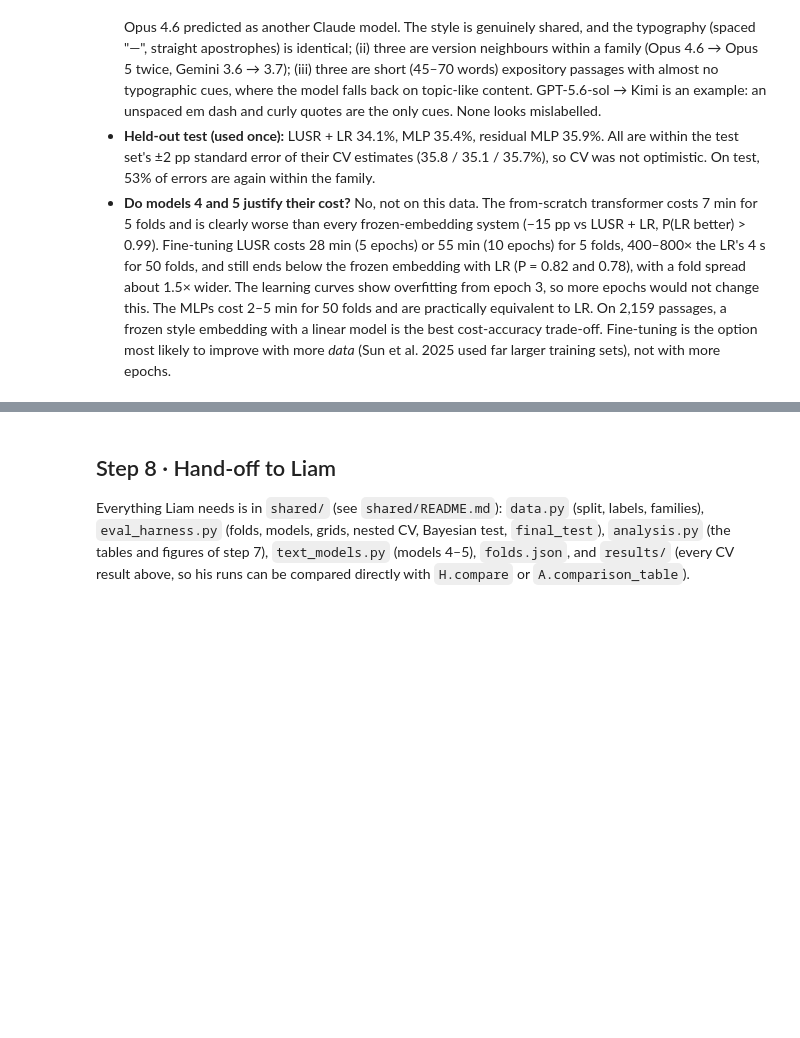
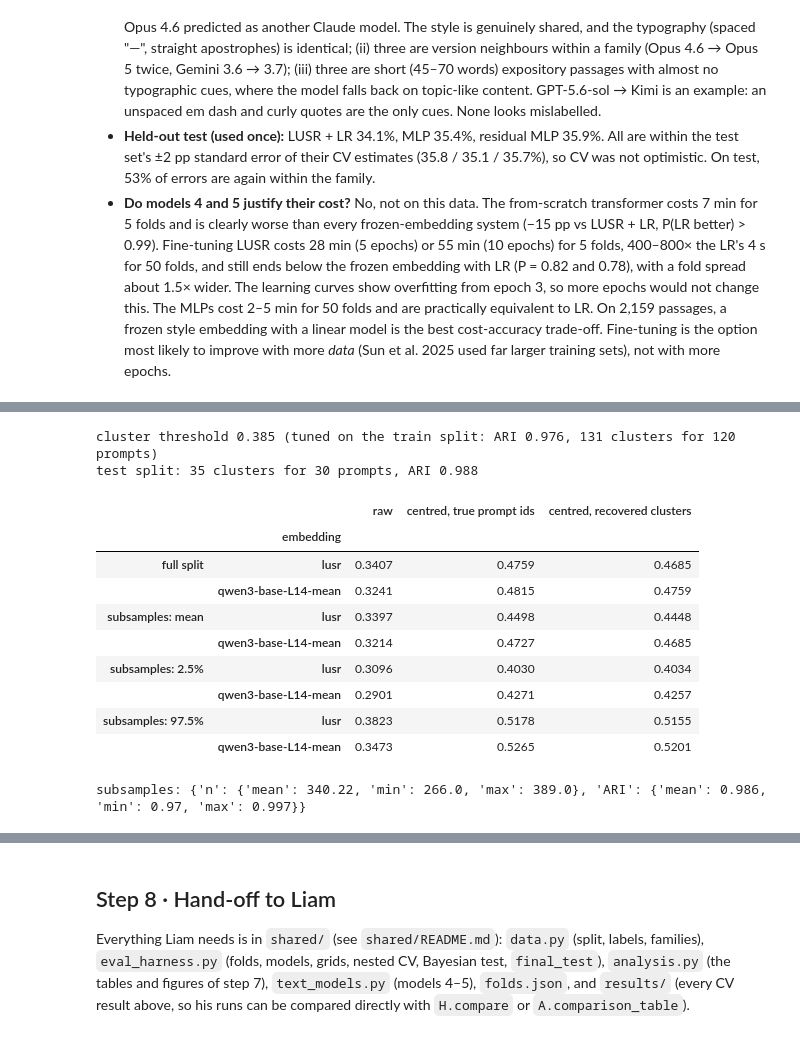
Before and after one commit to artificial-cesare/nlp1-team, a Jupyter notebook: part1/neural_project.ipynb, the cells around one changed output, grey strips where cells are left out. Saved outputs shown, nothing was run; the diff lists cells and outputs as text; code cells hidden in the pictures; blank space fills up the shorter version.

```diff
--- a/part1/neural_project.ipynb
+++ b/part1/neural_project.ipynb
@@ -1095,0 +1193,67 @@ display(A.family_errors(y_test, TEST[best_test]["pred"], DATA).round(3).to_frame
+# %%
+# 7b.3 Held-out test as on Kaggle. The hidden test.csv has no prompt_id, ~4,000 passages from unseen prompts, and
+#      an unequal number of passages per model (competition data and evaluation pages). So on our test split:
+#      (1) recover the prompts by clustering a topic embedding, with the threshold tuned on the train split only;
+#      (2) centre each test passage with the mean of its cluster;
+#      (3) repeat on 50 subsamples in which model k keeps each passage with probability p_k ~ U(0.25, 1).
+#      The classifier is logistic regression tuned (inner split) and refit on the whole train split, which is
+#      centred with the true prompt ids (train.csv has them).
+from sklearn.metrics import adjusted_rand_score
+
+from shared.prompt_groups import cluster_prompts, kaggle_like_subsample, tune_threshold
+
+TOPIC = EMB["qwen3-emb"]  # the semantic embedding: poor for authorship (step 5), good for topic
+THR, ARI_TRAIN = tune_threshold(TOPIC[IDX_TRAIN], groups)
+CL_TEST = cluster_prompts(TOPIC[IDX_TEST], THR)
+PID_TEST = test_split_df["prompt_id"].to_numpy()
+print(f"cluster threshold {THR:.3f} (tuned on the train split: ARI {ARI_TRAIN:.3f}, "
+      f"{cluster_prompts(TOPIC[IDX_TRAIN], THR).max()} clusters for {len(set(groups))} prompts)")
+print(f"test split: {CL_TEST.max()} clusters for {len(set(PID_TEST))} prompts, ARI {adjusted_rand_score(PID_TEST, CL_TEST):.3f}")
+
+KAGGLE = ["lusr", f"qwen3-base-L{QWEN_BASE_LAYER}-mean"]
+FITTED = {(e, c): H.fit_tuned(H.MODELS["logreg"], EMB_C[e]["train"] if c else EMB[e][IDX_TRAIN], y, groups,
+                              np.arange(len(y)))[0] for e in KAGGLE for c in (False, True)}
+
+
+def test_scores(e, idx, clusters):
+    """Balanced accuracy on test rows idx: raw, centred with the true prompt ids, centred with recovered clusters.
+    Groups of one passage are centred with the mean of all rows (min_size=2)."""
+    X, yt = EMB[e][IDX_TEST][idx], y_test[idx]
+    ba = lambda Xc, c: H.scores(yt, FITTED[e, c].predict(Xc))["balanced_accuracy"]
+    return {"raw": ba(X, False),
+            "centred, true prompt ids": ba(prompt_centre(X, PID_TEST[idx], min_size=2), True),
+            "centred, recovered clusters": ba(prompt_centre(X, clusters, min_size=2), True)}
+
+
+rng = np.random.default_rng(H.SEED)
+rows = [{"embedding": e, "test set": "full split", **test_scores(e, np.arange(len(y_test)), CL_TEST)} for e in KAGGLE]
+SUB_INFO = []
+for _ in range(50):
+    s = kaggle_like_subsample(y_test, rng)
+    cl = cluster_prompts(TOPIC[IDX_TEST][s], THR)  # re-cluster each subsample, as Kaggle's test would be
+    SUB_INFO.append({"n": len(s), "ARI": adjusted_rand_score(PID_TEST[s], cl)})
+    rows += [{"embedding": e, "test set": "Kaggle-like subsample", **test_scores(e, s, cl)} for e in KAGGLE]
+KT = pd.DataFrame(rows)
+COLS = ["raw", "centred, true prompt ids", "centred, recovered clusters"]
+KAGGLE_TABLE = pd.concat({
+    "full split": KT[KT["test set"] == "full split"].set_index("embedding")[COLS],
+    "subsamples: mean": KT[KT["test set"] != "full split"].groupby("embedding")[COLS].mean(),
+    "subsamples: 2.5%": KT[KT["test set"] != "full split"].groupby("embedding")[COLS].quantile(0.025),
+    "subsamples: 97.5%": KT[KT["test set"] != "full split"].groupby("embedding")[COLS].quantile(0.975)})
+display(KAGGLE_TABLE.round(4))
+KAGGLE_TABLE.to_csv(FIG_DIR / "s7b_kaggle_like_test.csv")
+print("subsamples:", pd.DataFrame(SUB_INFO).describe().loc[["mean", "min", "max"]].round(3).to_dict())
+# %% [output]
+cluster threshold 0.385 (tuned on the train split: ARI 0.976, 131 clusters for 120 prompts)
+test split: 35 clusters for 30 prompts, ARI 0.988
+|  |  | raw | centred, true prompt ids | centred, recovered clusters |
+|  | embedding |  |  |  |
+| full split | lusr | 0.3407 | 0.4759 | 0.4685 |
+|  | qwen3-base-L14-mean | 0.3241 | 0.4815 | 0.4759 |
+| subsamples: mean | lusr | 0.3397 | 0.4498 | 0.4448 |
+|  | qwen3-base-L14-mean | 0.3214 | 0.4727 | 0.4685 |
+| subsamples: 2.5% | lusr | 0.3096 | 0.4030 | 0.4034 |
+|  | qwen3-base-L14-mean | 0.2901 | 0.4271 | 0.4257 |
+| subsamples: 97.5% | lusr | 0.3823 | 0.5178 | 0.5155 |
+|  | qwen3-base-L14-mean | 0.3473 | 0.5265 | 0.5201 |
+subsamples: {'n': {'mean': 340.22, 'min': 266.0, 'max': 389.0}, 'ARI': {'mean': 0.986, 'min': 0.97, 'max': 0.997}}
```
Also changed, not shown: parts of 8 cells of this notebook, 17 other files.
